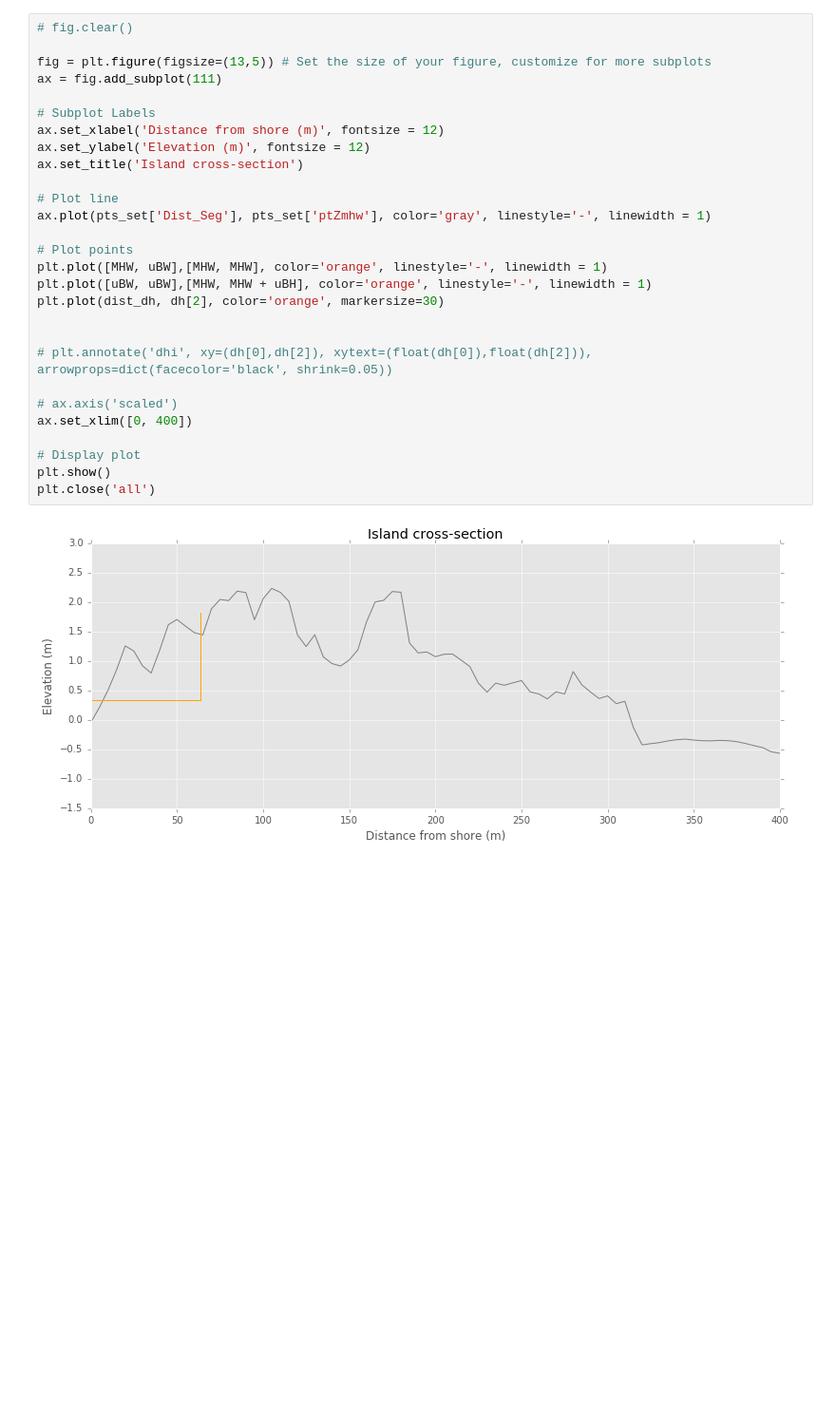
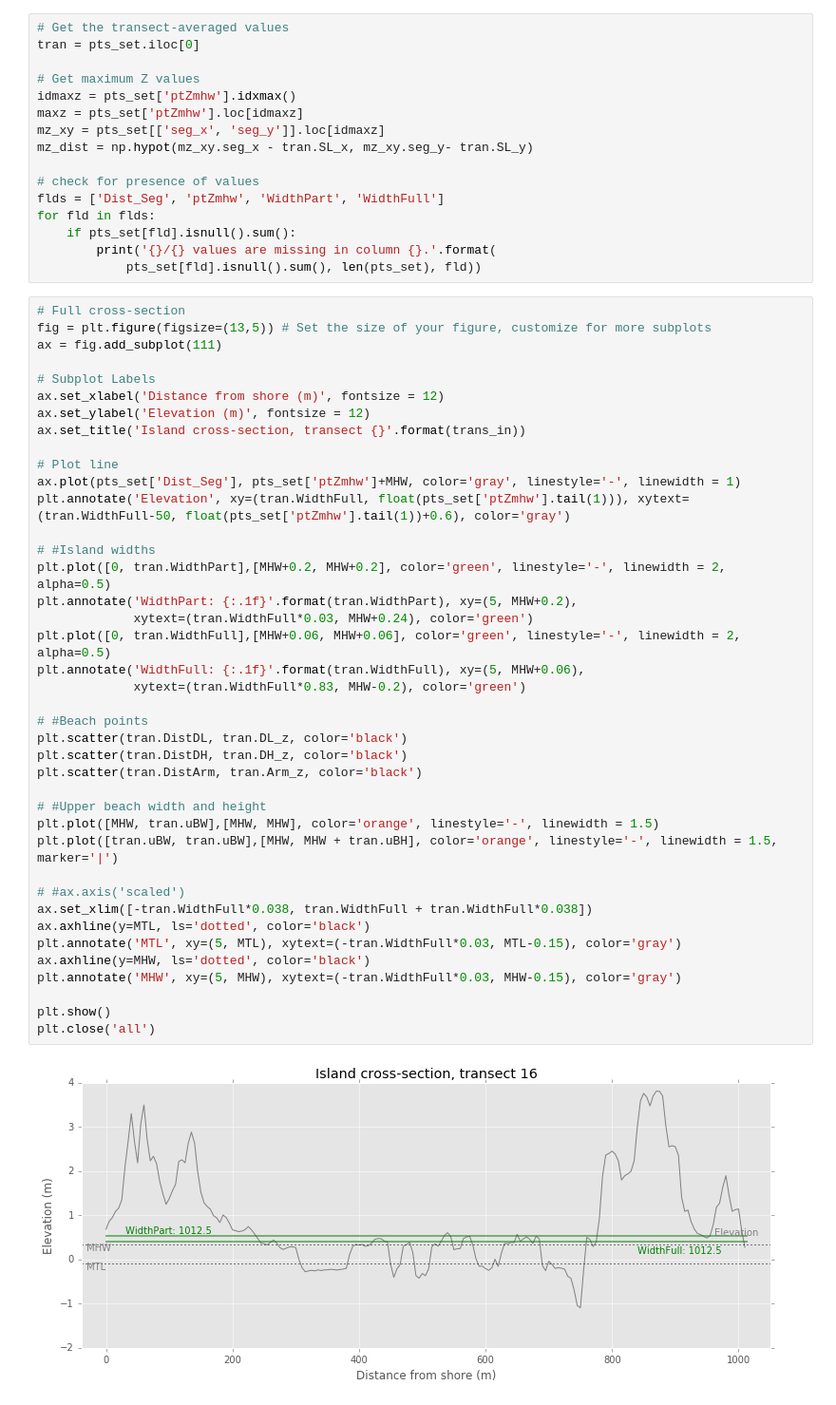
Before and after one commit to esturdivant-usgs/BI-geomorph-extraction, a Jupyter notebook: CoastalVarExtractor/qc_plotting.ipynb, the cells around one changed output. Shown: that part at 95% size. Saved outputs shown, nothing was run; the diff lists cells and outputs as text; blank space fills up the shorter version.

Commit message:
Add qc_plotting.ipynb to plot profiles for QCing.

```diff
--- a/CoastalVarExtractor/qc_plotting.ipynb
+++ b/CoastalVarExtractor/qc_plotting.ipynb
@@ -54,30 +69,58 @@ Name: 25163, dtype: object
+# %%
+# Get the transect-averaged values
+tran = pts_set.iloc[0]
+
+# Get maximum Z values
+idmaxz = pts_set['ptZmhw'].idxmax()
+maxz = pts_set['ptZmhw'].loc[idmaxz]
+mz_xy = pts_set[['seg_x', 'seg_y']].loc[idmaxz]
+mz_dist = np.hypot(mz_xy.seg_x - tran.SL_x, mz_xy.seg_y- tran.SL_y)
+
+# check for presence of values
+flds = ['Dist_Seg', 'ptZmhw', 'WidthPart', 'WidthFull']
+for fld in flds:
+    if pts_set[fld].isnull().sum():
+        print('{}/{} values are missing in column {}.'.format(
+            pts_set[fld].isnull().sum(), len(pts_set), fld))
 # %%
-# fig.clear()
-
+# Full cross-section
 fig = plt.figure(figsize=(13,5)) # Set the size of your figure, customize for more subplots
 ax = fig.add_subplot(111)
 
 # Subplot Labels
 ax.set_xlabel('Distance from shore (m)', fontsize = 12)
 ax.set_ylabel('Elevation (m)', fontsize = 12)
-ax.set_title('Island cross-section')
+ax.set_title('Island cross-section, transect {}'.format(trans_in))
 
 # Plot line
-ax.plot(pts_set['Dist_Seg'], pts_set['ptZmhw'], color='gray', linestyle='-', linewidth = 1)
+ax.plot(pts_set['Dist_Seg'], pts_set['ptZmhw']+MHW, color='gray', linestyle='-', linewidth = 1)
+plt.annotate('Elevation', xy=(tran.WidthFull, float(pts_set['ptZmhw'].tail(1))), xytext=(tran.WidthFull-50, float(pts_set['ptZmhw'].tail(1))+0.6), color='gray')
 
-# Plot points
-plt.plot([MHW, uBW],[MHW, MHW], color='orange', linestyle='-', linewidth = 1)
-plt.plot([uBW, uBW],[MHW, MHW + uBH], color='orange', linestyle='-', linewidth = 1)
-plt.plot(dist_dh, dh[2], color='orange', markersize=30)
+# #Island widths
+plt.plot([0, tran.WidthPart],[MHW+0.2, MHW+0.2], color='green', linestyle='-', linewidth = 2, alpha=0.5)
+plt.annotate('WidthPart: {:.1f}'.format(tran.WidthPart), xy=(5, MHW+0.2),
+             xytext=(tran.WidthFull*0.03, MHW+0.24), color='green')
+plt.plot([0, tran.WidthFull],[MHW+0.06, MHW+0.06], color='green', linestyle='-', linewidth = 2, alpha=0.5)
+plt.annotate('WidthFull: {:.1f}'.format(tran.WidthFull), xy=(5, MHW+0.06),
+             xytext=(tran.WidthFull*0.83, MHW-0.2), color='green')
 
+# #Beach points
+plt.scatter(tran.DistDL, tran.DL_z, color='black')
+plt.scatter(tran.DistDH, tran.DH_z, color='black')
+plt.scatter(tran.DistArm, tran.Arm_z, color='black')
 
-# plt.annotate('dhi', xy=(dh[0],dh[2]), xytext=(float(dh[0]),float(dh[2])), arrowprops=dict(facecolor='black', shrink=0.05))
+# #Upper beach width and height
+plt.plot([MHW, tran.uBW],[MHW, MHW], color='orange', linestyle='-', linewidth = 1.5)
+plt.plot([tran.uBW, tran.uBW],[MHW, MHW + tran.uBH], color='orange', linestyle='-', linewidth = 1.5, marker='|')
 
-# ax.axis('scaled')
-ax.set_xlim([0, 400])
+# #ax.axis('scaled')
+ax.set_xlim([-tran.WidthFull*0.038, tran.WidthFull + tran.WidthFull*0.038])
+ax.axhline(y=MTL, ls='dotted', color='black')
+plt.annotate('MTL', xy=(5, MTL), xytext=(-tran.WidthFull*0.03, MTL-0.15), color='gray')
+ax.axhline(y=MHW, ls='dotted', color='black')
+plt.annotate('MHW', xy=(5, MHW), xytext=(-tran.WidthFull*0.03, MHW-0.15), color='gray')
 
-# Display plot
 plt.show()
 plt.close('all')
 # %% [output]
-[figure, old version]
+[figure, new version]
```
Also changed, not shown: parts of 15 cells of this notebook, 5 other files.
